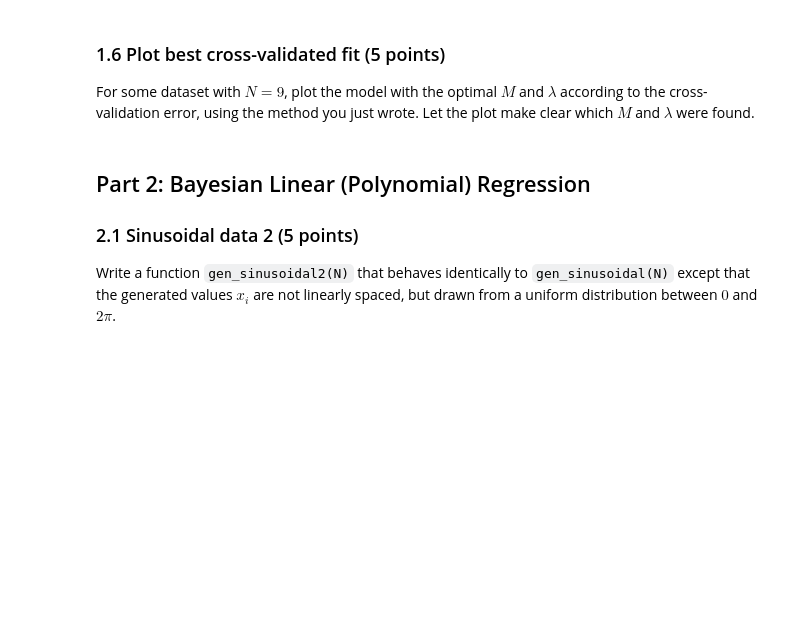
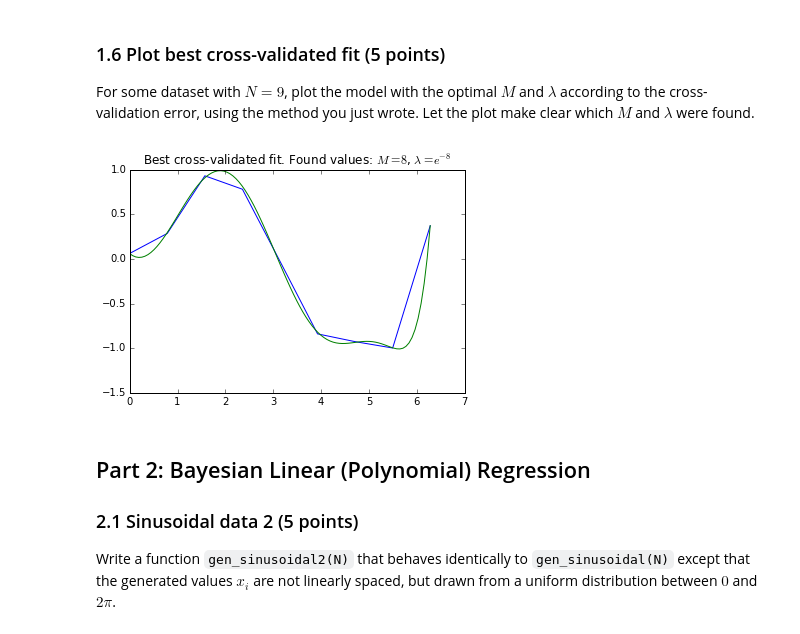
Before and after one commit to UnarmedLad/Machine-Learning-1, a Jupyter notebook: Lab1_Cornelissen_deGroot_Mulder_Westerdiep.ipynb, the cells around one changed output. Drawn from its saved outputs; the diff is of its cells as text; code cells hidden in the pictures; blank space fills up the shorter version.

```diff
--- a/Lab1_Cornelissen_deGroot_Mulder_Westerdiep.ipynb
+++ b/Lab1_Cornelissen_deGroot_Mulder_Westerdiep.ipynb
@@ -177,6 +190,19 @@ Answer:
 ### 1.6 Plot best cross-validated fit (5 points)
 
 For some dataset with $N = 9$, plot the model with the optimal $M$ and $\lambda$ according to the cross-validation error, using the method you just wrote. Let the plot make clear which $M$ and $\lambda$ were found.
+# %%
+##todo: use real values found in previous exercise
+M = 8
+lamb = np.exp(-8)
+
+w = fit_polynomial_reg( x, t, M, lamb)
+plot(x, t)
+x2 = linspace(0.0, 2*pi, num=100)
+plot(x2, polyval(w, x2))
+title('Best cross-validated fit. Found values: $M = %i$, $\lambda = e^{%i}$' % (M, np.log(lamb)))
+show()
+# %% [output]
+[figure, added]
 # %% [markdown]
 ## Part 2: Bayesian Linear (Polynomial) Regression
 
```
Also changed, not shown: parts of 7 cells of this notebook.
